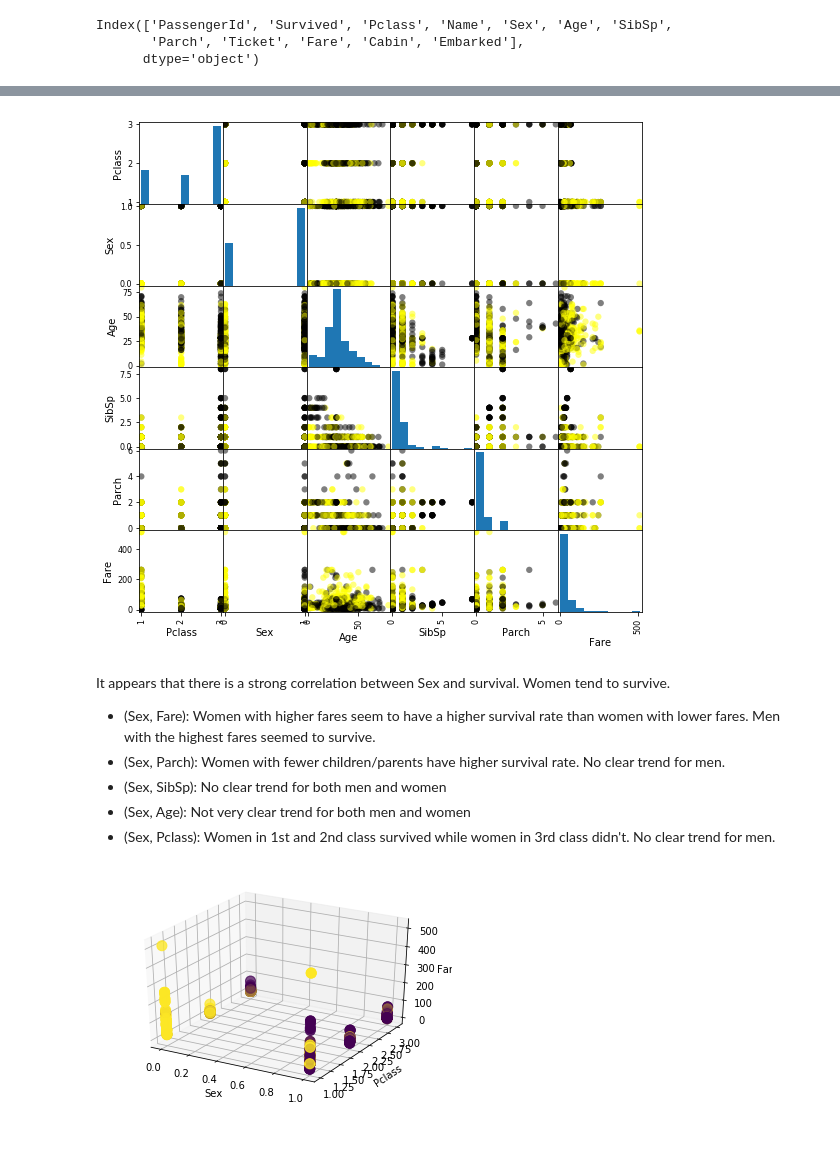
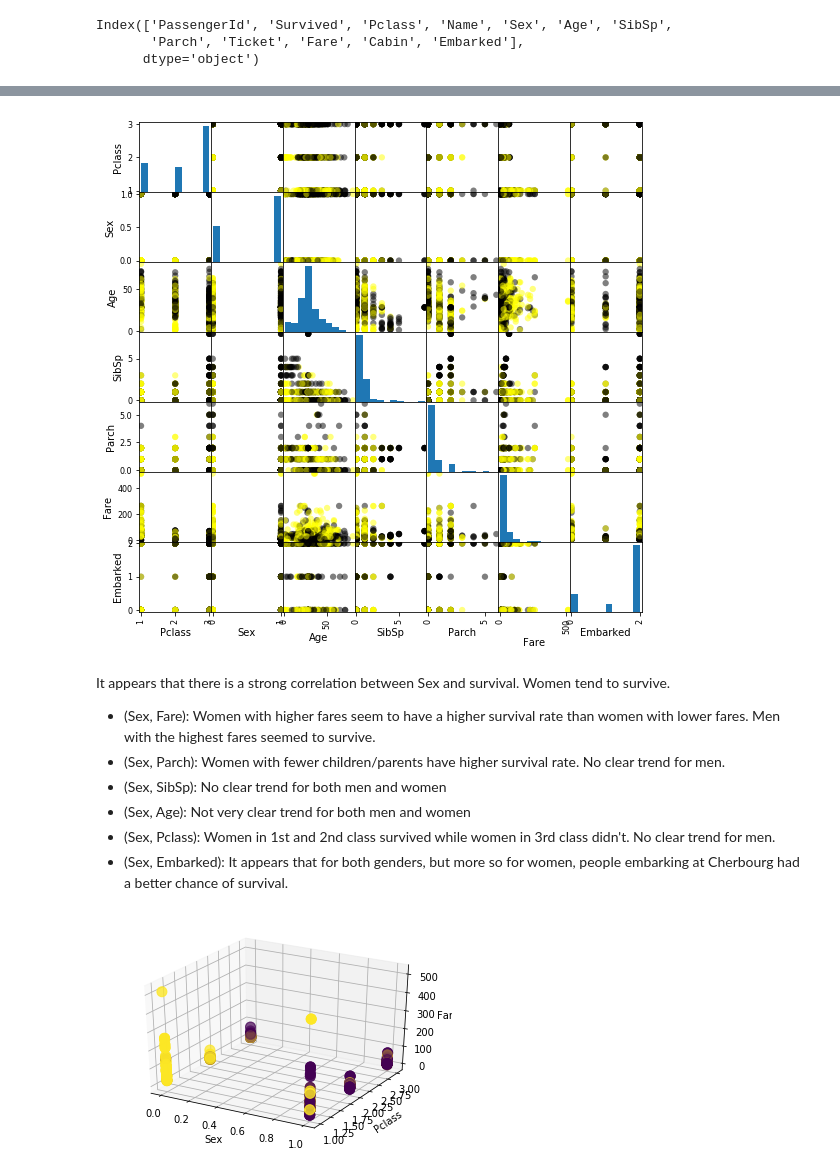
Before and after one commit to haianhle/ar-kaggle, a Jupyter notebook: titanic/titanic_notes.ipynb, the cells around one changed output, grey strips where cells are left out. Saved outputs shown, nothing was run; the diff lists cells and outputs as text; code cells hidden in the pictures; blank space fills up the shorter version.

```diff
--- a/titanic/titanic_notes.ipynb
+++ b/titanic/titanic_notes.ipynb
@@ -96,0 +77,7 @@ Next, determine the number of training examples n_train to be 891 and  number of
+# %%
+# replace 2 missing embarked values by first finding the most frequent value
+port = data_set['Embarked'].value_counts().idxmax()
+data_set['Embarked'].fillna(port, inplace=True)
+
+# Check data_set again, should only have 'Cabin' missing
+data_set.isnull().sum()
@@ -143,13 +210,12 @@ Name: Ticket, Length: 891, dtype: object>
 # %%
-# Extract features for input X
-features = ['Pclass', 'Sex', 'Age', 'SibSp', 'Parch', 'Fare']
+# Extract some starting features for input X
+features = ['Pclass', 'Sex', 'Age', 'SibSp', 'Parch', 'Fare', 'Embarked']
+X_temp = data_set[features]
 
-X = data_set[features]
-n_features = X.shape[1]
-print('Number of features to train = ', n_features)
-
-y = data_set['Survived']
+# Assign values to gender and embarked
+X_temp['Sex'] = X_temp['Sex'].map({'male' : 1, 'female' : 0})
+X_temp['Embarked'] = X_temp['Embarked'].map({'C' : 0, 'Q' : 1, 'S' : 2})
 
 # print X
-X.head()
+X_temp.head()
 # %% [output]
@@ -196,11 +238,11 @@ See the caveats in the documentation: http://pandas.pydata.org/pandas-docs/stabl
 # %%
 # plotting a scatter matrixb
 from matplotlib import cm
 
 cmap = cm.get_cmap('gnuplot')
-scatter = pd.plotting.scatter_matrix(X, c= y, marker = 'o', s=40, hist_kwds={'bins':10}, figsize=(9,9), cmap=cmap)
+scatter = pd.plotting.scatter_matrix(X_temp, c= y, marker = 'o', s=40, hist_kwds={'bins':10}, figsize=(9,9), cmap=cmap)
 # %% [output]
-[figure, old version]
+[figure, new version]
 # %% [markdown]
 It appears that there is a strong correlation between Sex and survival. Women tend to survive.
 * (Sex, Fare): Women with higher fares seem to have a higher survival rate than women with lower fares. Men with the highest fares seemed to survive.
@@ -208,6 +250,7 @@ It appears that there is a strong correlation between Sex and survival. Women te
 * (Sex, SibSp): No clear trend for both men and women
 * (Sex, Age): Not very clear trend for both men and women
 * (Sex, Pclass): Women in 1st and 2nd class survived while women in 3rd class didn't. No clear trend for men.
+* (Sex, Embarked): It appears that for both genders, but more so for women, people embarking at Cherbourg had a better chance of survival.
 # %%
 # plotting a 3D scatter plot
 from mpl_toolkits.mplot3d import Axes3D
```
Also changed, not shown: parts of 34 cells of this notebook.
